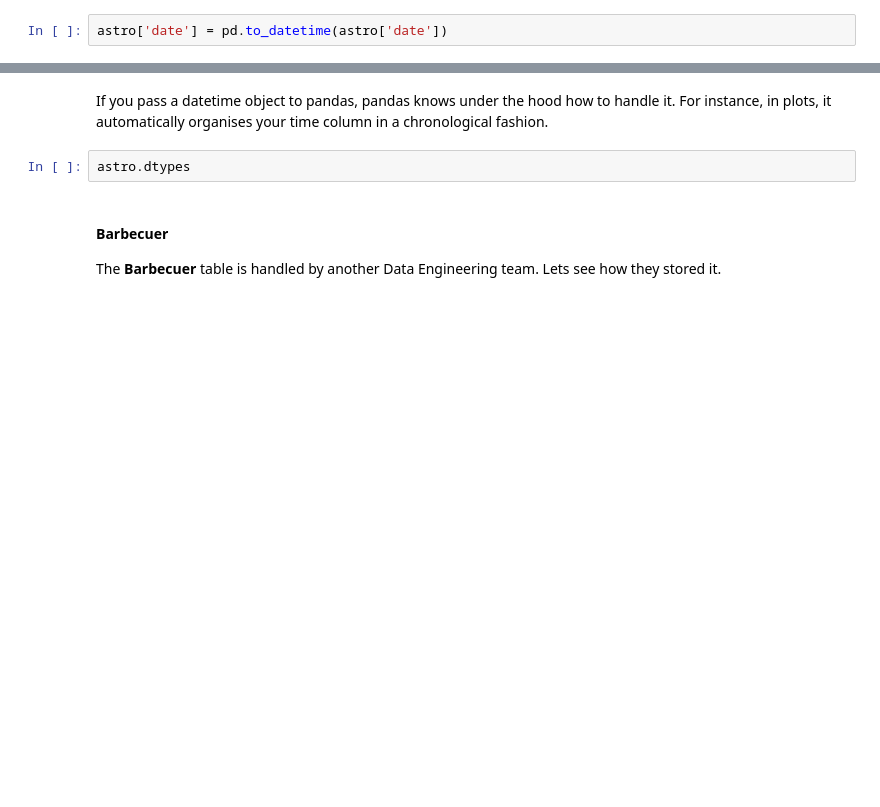
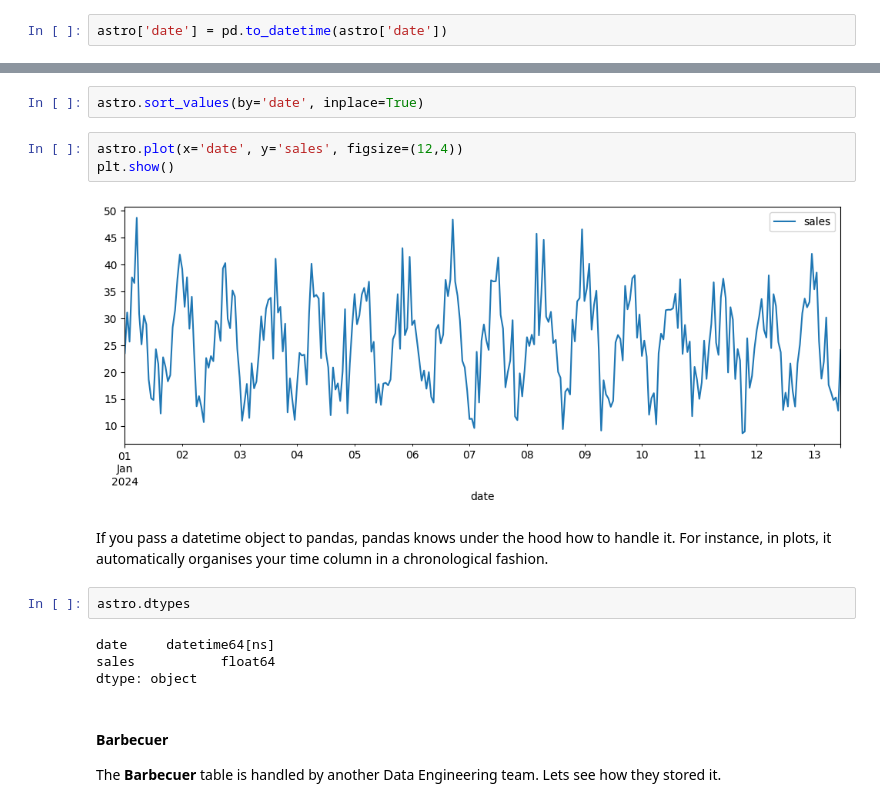
Before and after one commit to konstantin-nova/adpro25_course, a Jupyter notebook: Notebooks/05-datetime.ipynb, the cells around one changed output, grey strips where cells are left out. Cells and saved outputs as stored; diff of their text form; blank space fills up the shorter version.

```diff
--- a/Notebooks/05-datetime.ipynb
+++ b/Notebooks/05-datetime.ipynb
@@ -181,7 +271,18 @@ plt.show()
+# %%
+astro.sort_values(by='date', inplace=True)
+# %%
+astro.plot(x='date', y='sales', figsize=(12,4))
+plt.show()
+# %% [output]
+[figure, added]
 # %% [markdown]
 If you pass a datetime object to pandas, pandas knows under the hood how to handle it. For instance, in plots, it automatically organises your time column in a chronological fashion.
 # %%
 astro.dtypes
+# %% [output]
+date     datetime64[ns]
+sales           float64
+dtype: object
 # %% [markdown]
 #### Barbecuer
 
```
Also changed, not shown: parts of 34 cells of this notebook, 7 other files.
